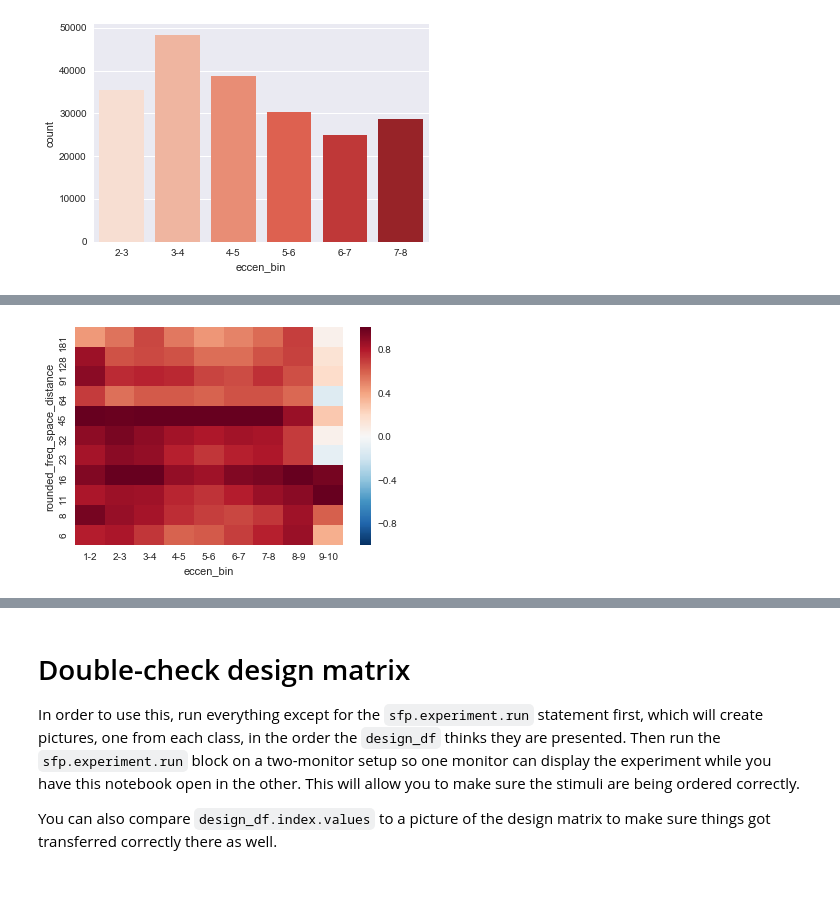
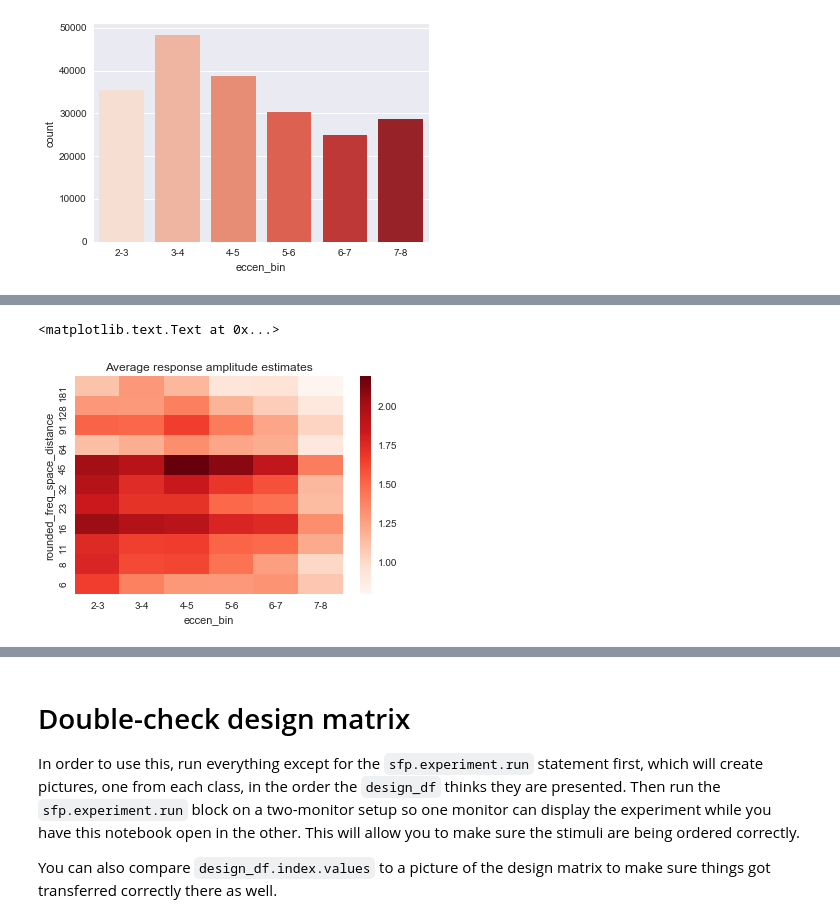
Before and after one commit to billbrod/spatial-frequency-preferences, a Jupyter notebook: notebooks/03-MRI-first-level.ipynb, the cells around one changed output, grey strips where cells are left out. Saved outputs shown, nothing was run; the diff lists cells and outputs as text; code cells hidden in the pictures; blank space fills up the shorter version.

```diff
--- a/notebooks/03-MRI-first-level.ipynb
+++ b/notebooks/03-MRI-first-level.ipynb
@@ -359,4 +372,7 @@ sns.heatmap(tmp_df).invert_yaxis()
-# %%
-sns.heatmap(norm_df).invert_yaxis()
-# %% [output]
-[figure, removed]
+# %%
+fig = sns.heatmap(tmp_df, cmap='Reds')
+fig.invert_yaxis()
+fig.set_title('Average response amplitude estimates')
+# %% [output]
+<matplotlib.text.Text at 0x...>
+[figure, added]
```
Also changed, not shown: parts of 14 cells of this notebook.
